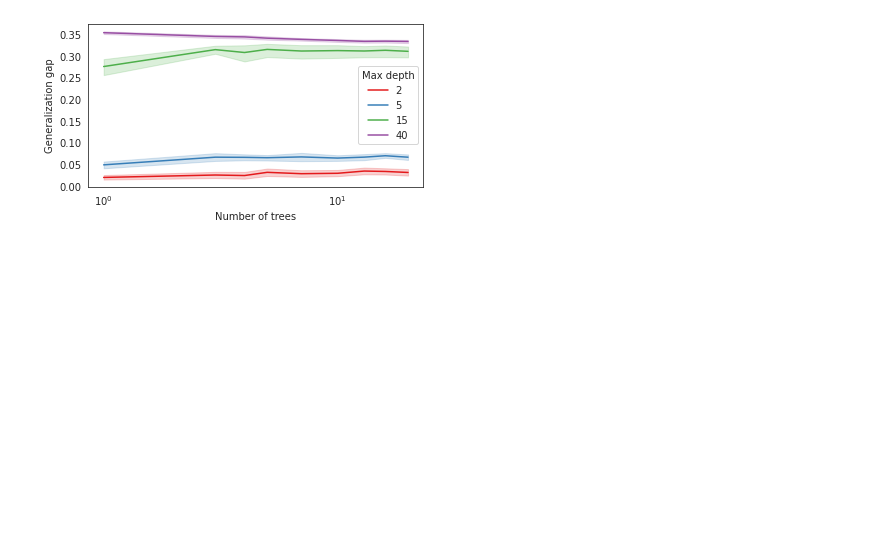
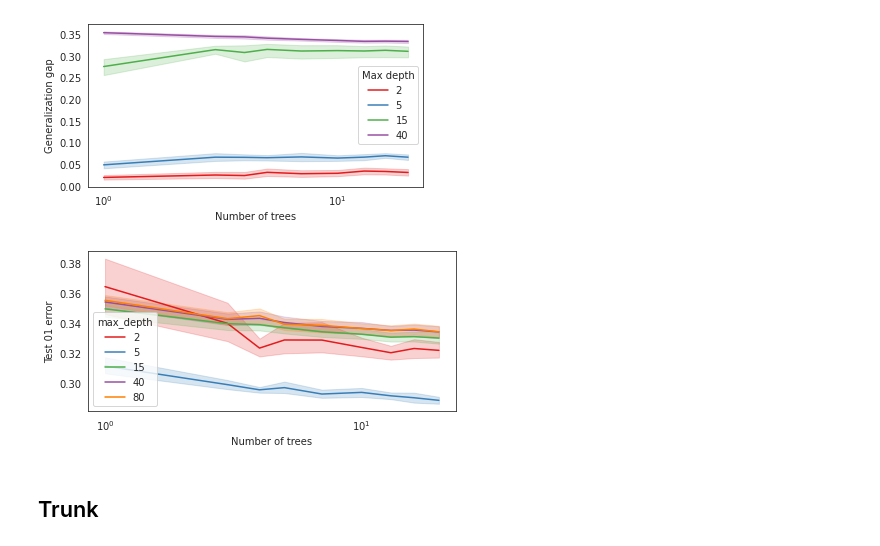
Before and after one commit to rflperry/double_descent, a Jupyter notebook: experiments/kaleab_xor_dd/plot_results.ipynb, the cells around one changed output. Saved outputs shown, nothing was run; the diff lists cells and outputs as text; code cells hidden in the pictures; blank space fills up the shorter version.

```diff
--- a/experiments/kaleab_xor_dd/plot_results.ipynb
+++ b/experiments/kaleab_xor_dd/plot_results.ipynb
@@ -505,0 +541,32 @@ plt.show()
+# %%
+fig, ax = plt.subplots(1, 1, figsize=(6, 3))
+sns.lineplot(
+    data=df,
+    hue='max_depth',
+    y=test_error,
+    x='n_estimators',
+    # x='expected_leaves',
+#     palette=[
+#         "#ccebc5",
+#         "#a8ddb5",
+#         "#7bccc4",
+#         "#4eb3d3",
+#     ],
+    palette='Set1',
+    # palette=["#c7e9b4", "#7fcdbb", "#1d91c0", "#253494"],
+    ax=ax,
+    # legend=False
+    # ci=None,
+)
+plt.xlabel('Number of trees')
+plt.ylabel('Test 01 error')
+plt.xscale('log')
+# plt.legend(title='Max depth', labels=depths)
+plt.tight_layout()
+# if SAVE_FIGURES:
+#     plt.savefig('./figures/shallow_forest_xor90_varying_depth_test.pdf')
+plt.show()
+# %% [output]
+[figure, added]
+# %% [markdown]
+## Trunk
```
Also changed, not shown: parts of 6 cells of this notebook, 4 other files.
